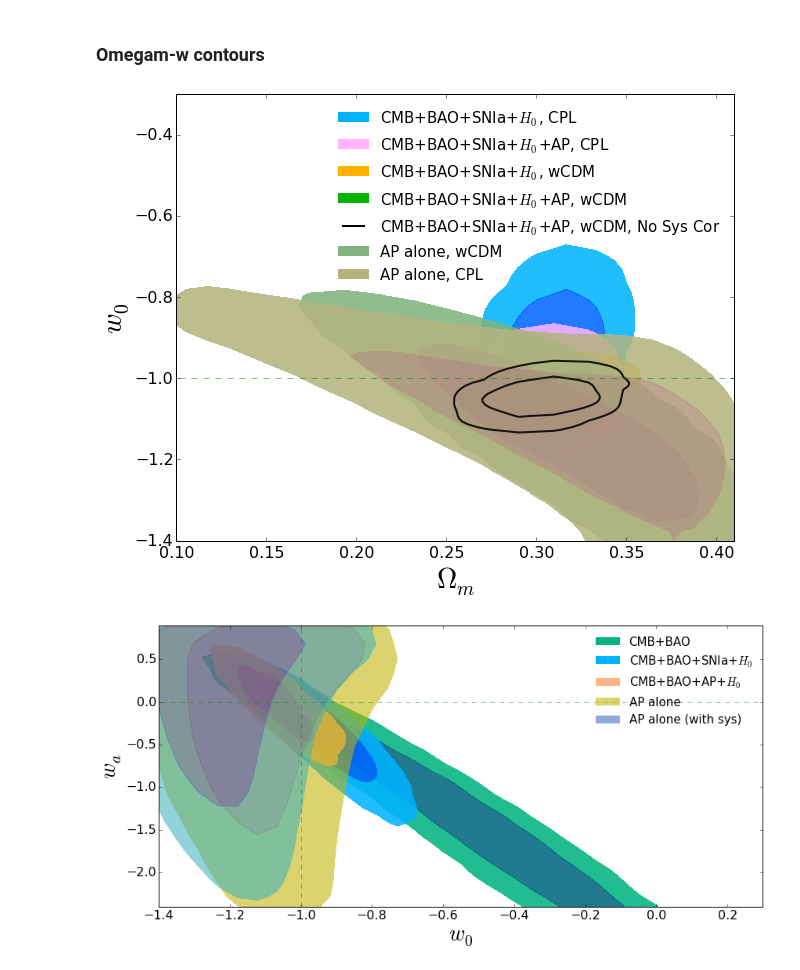
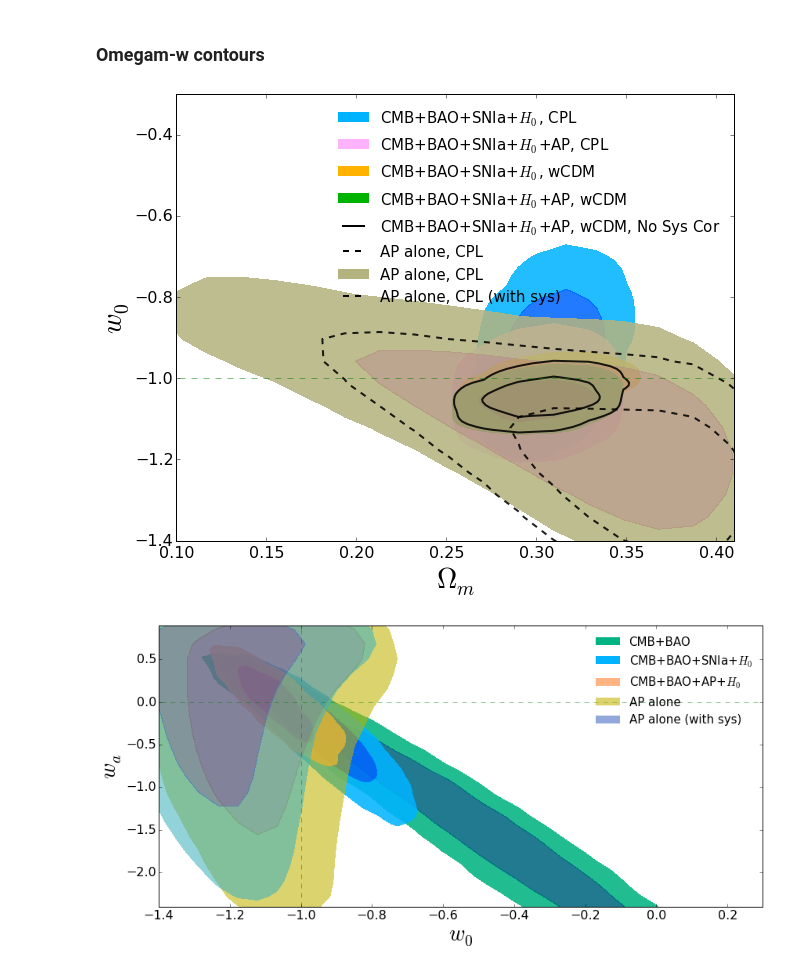
Before and after one commit to xiaodongli1986/2PCF_AP, a Jupyter notebook: 6.Plot_Contour_VIP_Tests.ipynb, the cells around one changed output. Cells and saved outputs as stored; diff of their text form; code cells hidden in the pictures.

```diff
--- a/6.Plot_Contour_VIP_Tests.ipynb
+++ b/6.Plot_Contour_VIP_Tests.ipynb
@@ -398,43 +401,56 @@ rlt = ax.contourf(X,Y,pts,cnt,  colors=[[0,0.7,0],[0,0.4,0]], alpha=0.87, label=
 ax.plot([-100,-100],[-100,-100], c= [0,0.7,0], label='CMB+BAO+SNIa+$H_0$+AP, wCDM', lw=10)
 
 file1 = cosmomcdir+'plot_data/base_w_plikHM_TTTEEE_lowTEB_BAO_H070p6_JLA___base1omws_om0.2600_w-1.0000_nosyscor'
 pts = np.loadtxt(file1+'_2D_3_1')
 X = Xfromdata(np.loadtxt(file1+'_p1.dat'))
 Y = Xfromdata(np.loadtxt(file1+'_p3.dat'))
 cnt = np.loadtxt(file1+'_2D_3_1_cont')
 cnt = array([cnt[1], cnt[0]] )
 rlt = ax.contour(X,Y,pts,cnt,  colors='k', alpha=0.87, label='Approximate 2pCF', linewidths=2, linestyles='-')
 ax.plot([-100,-100],[-100,-100], c= 'k', label='CMB+BAO+SNIa+$H_0$+AP, wCDM, No Sys Cor', lw=2)
 
-file1 = cosmomcdir+'plot_data/base_w_AP___base1omws_om0.2600_w-1.0000'
-pts = np.loadtxt(file1+'_2D_3_1')
-X = Xfromdata(np.loadtxt(file1+'_p1.dat'))
-Y = Xfromdata(np.loadtxt(file1+'_p3.dat'))
-cnt = np.loadtxt(file1+'_2D_3_1_cont')
-cnt = array([cnt[1], cnt[0],cnt[0]/2,] )
-rlt = ax.contourf(X,Y,pts,cnt,  colors=[[0.5,0.7,0.5],[0.5,0.4,0.5]], alpha=0.87, label='Approximate 2pCF', linewidths=2, linestyles='-')
-ax.plot([-100,-100],[-100,-100], c= [0.5,0.7,0.5], label='AP alone, wCDM', lw=10)
+if False:
+    file1 = cosmomcdir+'plot_data/base_w_AP___base1omws_om0.2600_w-1.0000'
+    pts = np.loadtxt(file1+'_2D_3_1')
+    X = Xfromdata(np.loadtxt(file1+'_p1.dat'))
+    Y = Xfromdata(np.loadtxt(file1+'_p3.dat'))
+    cnt = np.loadtxt(file1+'_2D_3_1_cont')
+    cnt = array([cnt[1], cnt[0],cnt[0]/2,] )
+    rlt = ax.contourf(X,Y,pts,cnt,  colors=[[0.5,0.7,0.5],[0.5,0.4,0.5]], alpha=0.87, label='Approximate 2pCF', linewidths=2, linestyles='-')
+    ax.plot([-100,-100],[-100,-100], c= [0.5,0.7,0.5], label='AP alone, wCDM', lw=10)
 
 file1 = cosmomcdir+'plot_data/base_w_wa_AP___om0.2600_w-1.0000'
 pts = np.loadtxt(file1+'_2D_3_1')
 X = Xfromdata(np.loadtxt(file1+'_p1.dat'))
 Y = Xfromdata(np.loadtxt(file1+'_p3.dat'))
 cnt = np.loadtxt(file1+'_2D_3_1_cont')
 cnt = array([cnt[1], cnt[0],cnt[0]/2,] )
 rlt = ax.contourf(X,Y,pts,cnt,  colors=[[0.7,0.7,0.5],[0.7,0.6,0.5]], alpha=0.87, label='Approximate 2pCF', linewidths=2, linestyles='-')
+ax.plot([-100,-100],[-100,-100], c= 'k', linestyle= '--', label='AP alone, CPL', lw=2)
 ax.plot([-100,-100],[-100,-100], c= [0.7,0.7,0.5], label='AP alone, CPL', lw=10)
+
+file1 = cosmomcdir+'plot_data/base_w_wa_AP___base1omws_om0.2600_w-1.0000_nosyscor_2'
+pts = np.loadtxt(file1+'_2D_3_1')
+X = Xfromdata(np.loadtxt(file1+'_p1.dat'))
+Y = Xfromdata(np.loadtxt(file1+'_p3.dat'))
+cnt = np.loadtxt(file1+'_2D_3_1_cont')
+cnt = array([cnt[1], cnt[0]] )
+rlt = ax.contour(X,Y,pts,cnt,  colors='k', alpha=0.87, label='Approximate 2pCF', linewidths=2, linestyles='--')
+ax.plot([-100,-100],[-100,-100], c= 'k', linestyle= '--', label='AP alone, CPL (with sys)', lw=2)
+
 
 ax.legend(frameon=False, fontsize=15)
 ax.plot([0,1],[-1,-1], linewidth=0.5, ls='--', c='g')
 
 #ax.grid()
 ax.set_xlabel('$\\Omega_m$', fontsize=28)
 ax.set_ylabel('$w_0$', fontsize=28)
 ax.set_xlim(0.1,0.41)
 ax.set_ylim(-1.4, -0.3)
-fig.savefig('./Draft/figCPL_a.'+figformat, format=figformat)
+#fig.savefig('./Draft/figCPL_a.'+figformat, format=figformat)
+fig.savefig('./figCPL_effect_of_sys_omw0.'+figformat, format=figformat)
 # %% [output]
-[figure, old version]
+[figure, new version]
 # %%
 cosmomcdir = '/home/xiaodongli/software/cosmomcs/12Oct_generic/'
 
```
Also changed, not shown: parts of 2 cells of this notebook, 14 other files.
